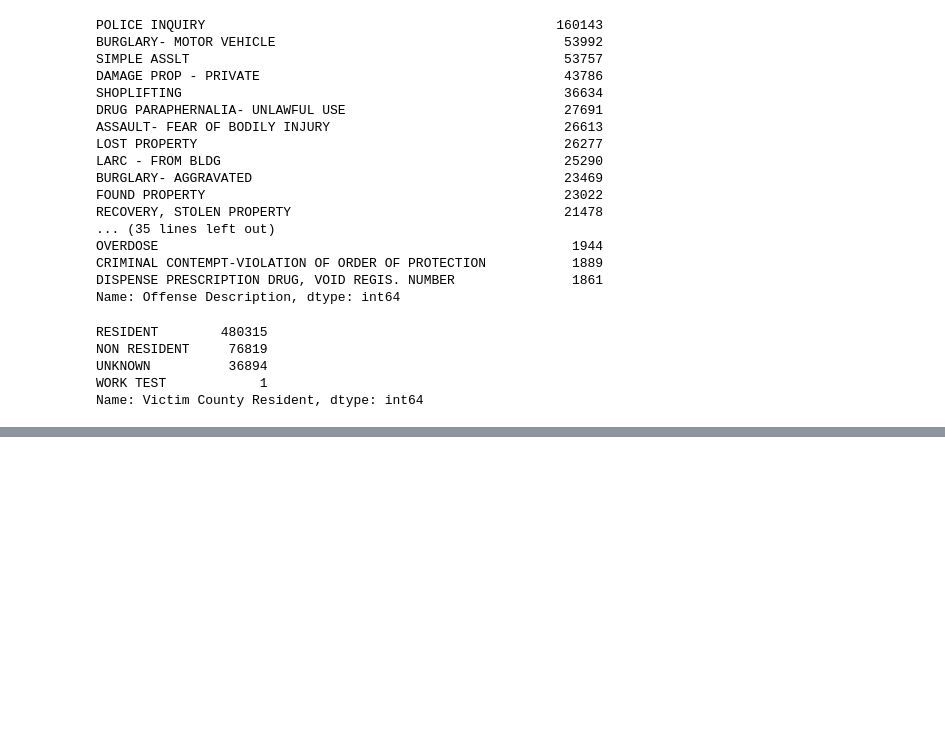
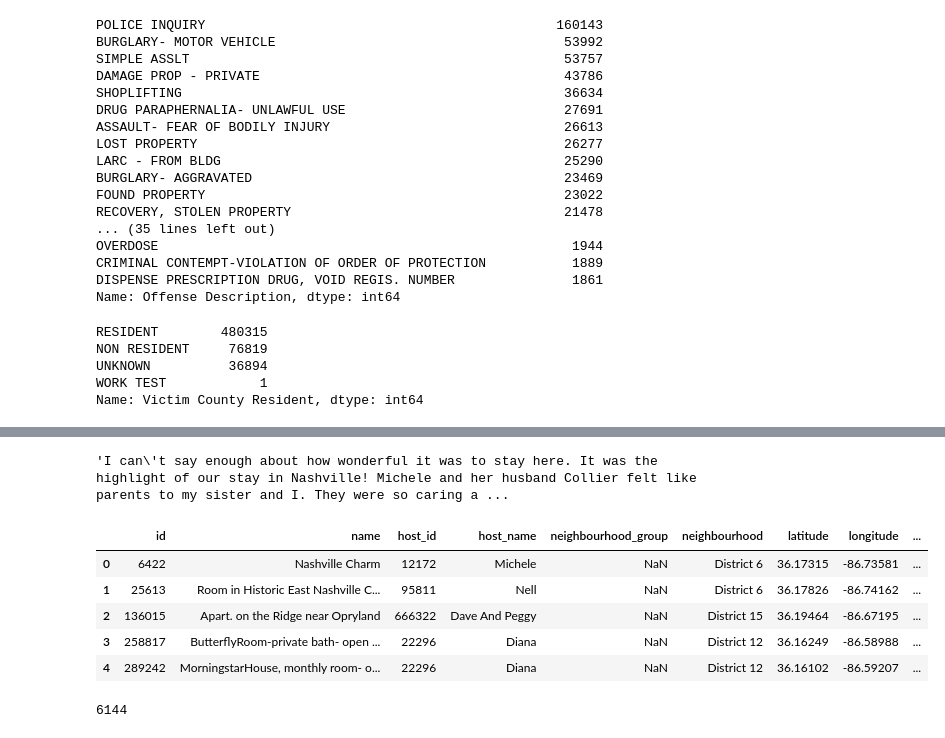
Before and after one commit to matttparker/airbnb-sentiments, a Jupyter notebook: notebooks/data_inspect.ipynb, the cells around one changed output, grey strips where cells are left out. Drawn from its saved outputs; the diff is of its cells as text; code cells hidden in the pictures; blank space fills up the shorter version.

```diff
--- a/notebooks/data_inspect.ipynb
+++ b/notebooks/data_inspect.ipynb
@@ -11,5 +15,5 @@ pd.set_option('display.width', 1000)
 ## Import AirBNB
 # %%
 # http://insideairbnb.com/get-the-data.html
-airbnb = pd.read_csv('../data/listings.csv')
+listings = pd.read_csv('../data/listings.csv')
 # %%
@@ -222,0 +406,20 @@ Name: Victim County Resident, dtype: int64
+# %%
+reviews_grouped['comments_concatenated'].iloc[0]
+# %% [output]
+'I can\'t say enough about how wonderful it was to stay here. It was the highlight of our stay in Nashville! Michele and her husband Collier felt like parents to my sister and I. They were so caring a ...
+# %%
+# Add in AirBNB listings details
+listings.head()
+# %% [output]
+|  | id | name | host_id | host_name | neighbourhood_group | neighbourhood | latitude | longitude | ... |
+| 0 | 6422 | Nashville Charm | 12172 | Michele | NaN | District 6 | 36.17315 | -86.73581 | ... |
+| 1 | 25613 | Room in Historic East Nashville C... | 95811 | Nell | NaN | District 6 | 36.17826 | -86.74162 | ... |
+| 2 | 136015 | Apart. on the Ridge near Opryland | 666322 | Dave And Peggy | NaN | District 15 | 36.19464 | -86.67195 | ... |
+| 3 | 258817 | ButterflyRoom-private bath- open ... | 22296 | Diana | NaN | District 12 | 36.16249 | -86.58988 | ... |
+| 4 | 289242 | MorningstarHouse, monthly room- o... | 22296 | Diana | NaN | District 12 | 36.16102 | -86.59207 | ... |
+# %%
+# Note that there are more listings in the main table than in the reviews table.
+# Likely this means that there are listings with no reviews. We will eliminate these
+listings.id.nunique()
+# %% [output]
+6144
```
Also changed, not shown: parts of 63 cells of this notebook, 1 other file.
